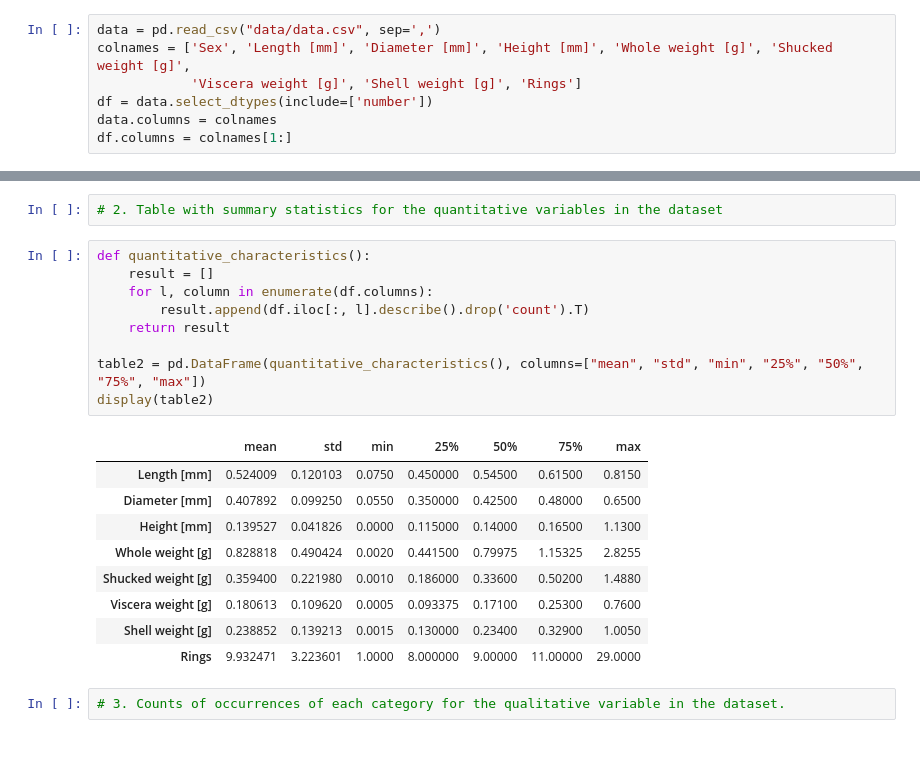
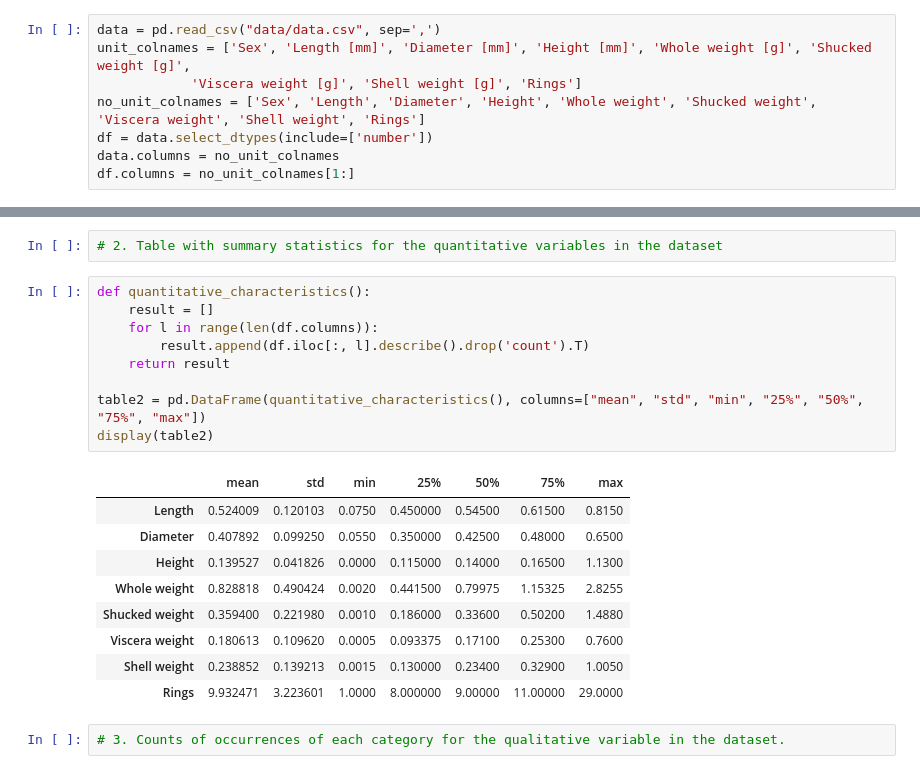
Before and after one commit to HubertKlosowski/Programming_in_Python, a Jupyter notebook: Zadanie1/zad1.ipynb, the cells around one changed output, grey strips where cells are left out. Saved outputs shown, nothing was run; the diff lists cells and outputs as text.

```diff
--- a/Zadanie1/zad1.ipynb
+++ b/Zadanie1/zad1.ipynb
@@ -22,11 +22,12 @@ import seaborn as sns
 # Loading the dataset, and preparing it for analysis
 # %%
 data = pd.read_csv("data/data.csv", sep=',')
-colnames = ['Sex', 'Length [mm]', 'Diameter [mm]', 'Height [mm]', 'Whole weight [g]', 'Shucked weight [g]',
+unit_colnames = ['Sex', 'Length [mm]', 'Diameter [mm]', 'Height [mm]', 'Whole weight [g]', 'Shucked weight [g]',
             'Viscera weight [g]', 'Shell weight [g]', 'Rings']
+no_unit_colnames = ['Sex', 'Length', 'Diameter', 'Height', 'Whole weight', 'Shucked weight', 'Viscera weight', 'Shell weight', 'Rings']
 df = data.select_dtypes(include=['number'])
-data.columns = colnames
-df.columns = colnames[1:]
+data.columns = no_unit_colnames
+df.columns = no_unit_colnames[1:]
 # %%
 # 1. Table of the distribution of the qualitative variable in the dataset
 # %%
@@ -46,21 +47,21 @@ display(table1.T)
 # %%
 def quantitative_characteristics():
     result = []
-    for l, column in enumerate(df.columns):
+    for l in range(len(df.columns)):
         result.append(df.iloc[:, l].describe().drop('count').T)
     return result
 
 table2 = pd.DataFrame(quantitative_characteristics(), columns=["mean", "std", "min", "25%", "50%", "75%", "max"])
 display(table2)
 # %% [output]
 |  | mean | std | min | 25% | 50% | 75% | max |
-| Length [mm] | 0.524009 | 0.120103 | 0.0750 | 0.450000 | 0.54500 | 0.61500 | 0.8150 |
-| Diameter [mm] | 0.407892 | 0.099250 | 0.0550 | 0.350000 | 0.42500 | 0.48000 | 0.6500 |
-| Height [mm] | 0.139527 | 0.041826 | 0.0000 | 0.115000 | 0.14000 | 0.16500 | 1.1300 |
-| Whole weight [g] | 0.828818 | 0.490424 | 0.0020 | 0.441500 | 0.79975 | 1.15325 | 2.8255 |
-| Shucked weight [g] | 0.359400 | 0.221980 | 0.0010 | 0.186000 | 0.33600 | 0.50200 | 1.4880 |
-| Viscera weight [g] | 0.180613 | 0.109620 | 0.0005 | 0.093375 | 0.17100 | 0.25300 | 0.7600 |
-| Shell weight [g] | 0.238852 | 0.139213 | 0.0015 | 0.130000 | 0.23400 | 0.32900 | 1.0050 |
+| Length | 0.524009 | 0.120103 | 0.0750 | 0.450000 | 0.54500 | 0.61500 | 0.8150 |
+| Diameter | 0.407892 | 0.099250 | 0.0550 | 0.350000 | 0.42500 | 0.48000 | 0.6500 |
+| Height | 0.139527 | 0.041826 | 0.0000 | 0.115000 | 0.14000 | 0.16500 | 1.1300 |
+| Whole weight | 0.828818 | 0.490424 | 0.0020 | 0.441500 | 0.79975 | 1.15325 | 2.8255 |
+| Shucked weight | 0.359400 | 0.221980 | 0.0010 | 0.186000 | 0.33600 | 0.50200 | 1.4880 |
+| Viscera weight | 0.180613 | 0.109620 | 0.0005 | 0.093375 | 0.17100 | 0.25300 | 0.7600 |
+| Shell weight | 0.238852 | 0.139213 | 0.0015 | 0.130000 | 0.23400 | 0.32900 | 1.0050 |
 | Rings | 9.932471 | 3.223601 | 1.0000 | 8.000000 | 9.00000 | 11.00000 | 29.0000 |
 # %%
 # 3. Counts of occurrences of each category for the qualitative variable in the dataset.
```
Also changed, not shown: parts of 6 cells of this notebook.
